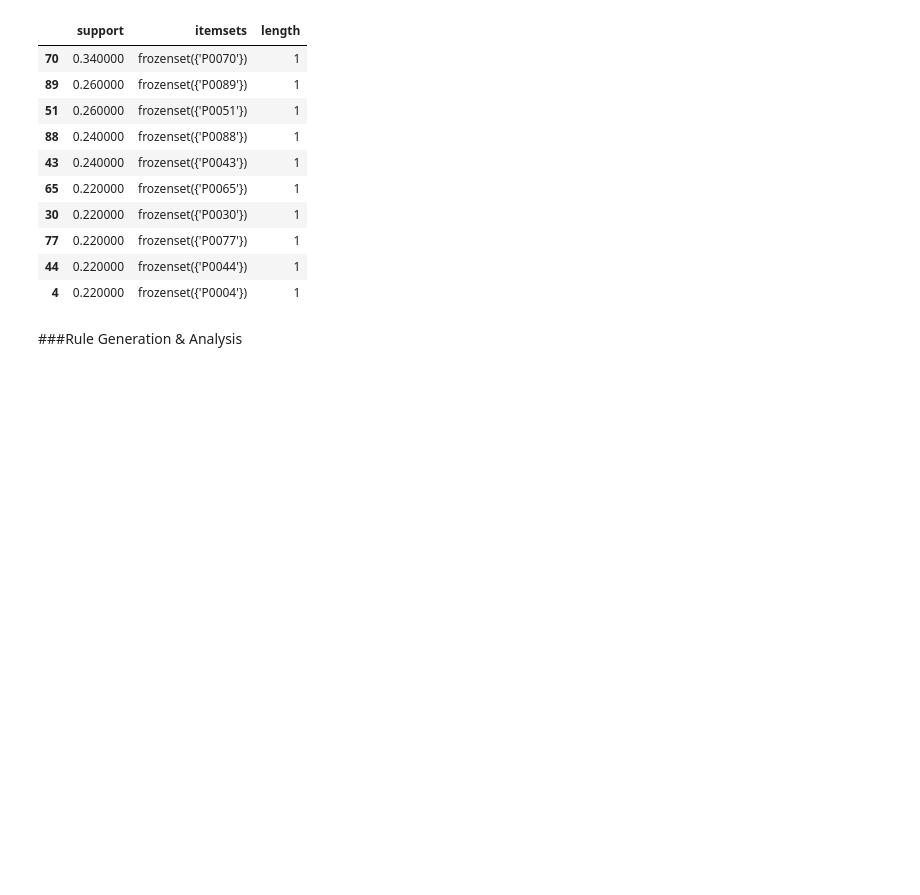
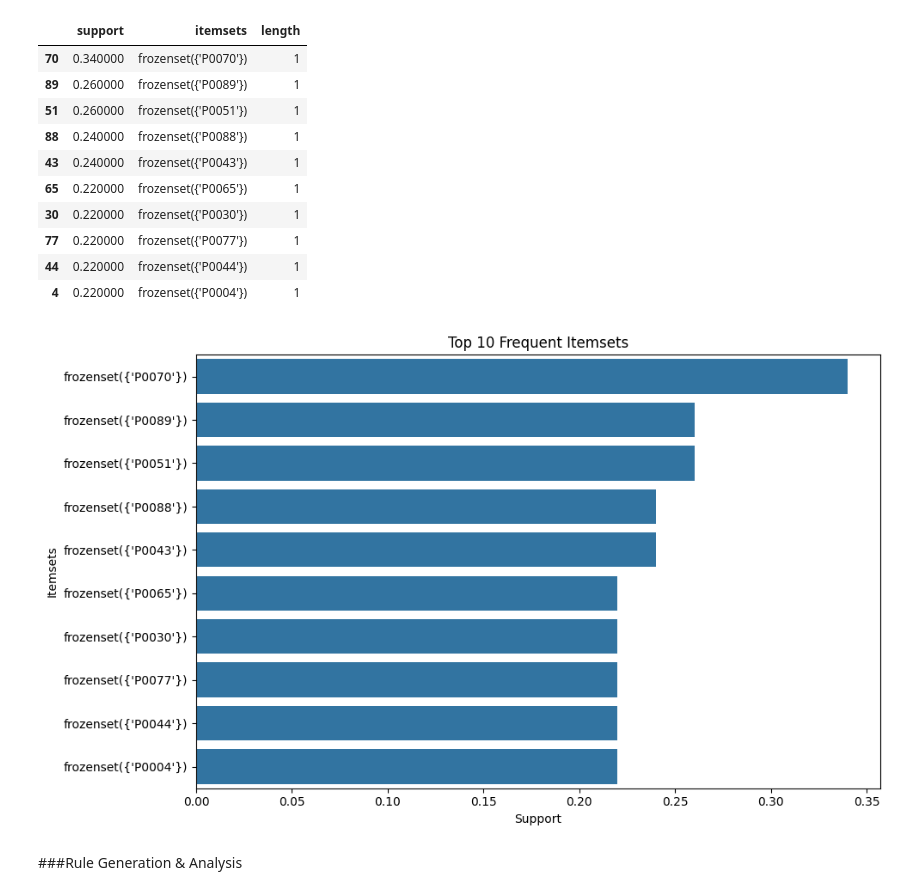
Before and after one commit to MIHIR3105/RecommenderSystems, a Jupyter notebook: project_notebook.ipynb, the cells around one changed output. Saved outputs shown, nothing was run; the diff lists cells and outputs as text; code cells hidden in the pictures; blank space fills up the shorter version.

Commit message:
visualizing top 10 itermset have been added(graph)

```diff
--- a/project_notebook.ipynb
+++ b/project_notebook.ipynb
@@ -472,6 +472,20 @@ Top 10 Frequent Itemsets:
 | 77 | 0.220000 | frozenset({'P0077'}) | 1 |
 | 44 | 0.220000 | frozenset({'P0044'}) | 1 |
 | 4 | 0.220000 | frozenset({'P0004'}) | 1 |
+# %%
+# Visualizing top 10 frequent itemsets using bar chart
+frequent_itemsets['item_count'] = frequent_itemsets['itemsets'].apply(lambda x: len(x))
+top_itemsets = frequent_itemsets.sort_values(by='support', ascending=False).head(10)
+
+plt.figure(figsize=(10, 6))
+sns.barplot(y=top_itemsets['itemsets'].astype(str), x=top_itemsets['support'])
+plt.xlabel("Support")
+plt.ylabel("Itemsets")
+plt.title("Top 10 Frequent Itemsets")
+plt.tight_layout()
+plt.show()
+# %% [output]
+[figure, added]
 # %% [markdown]
 ###Rule Generation & Analysis
 # %%
```
